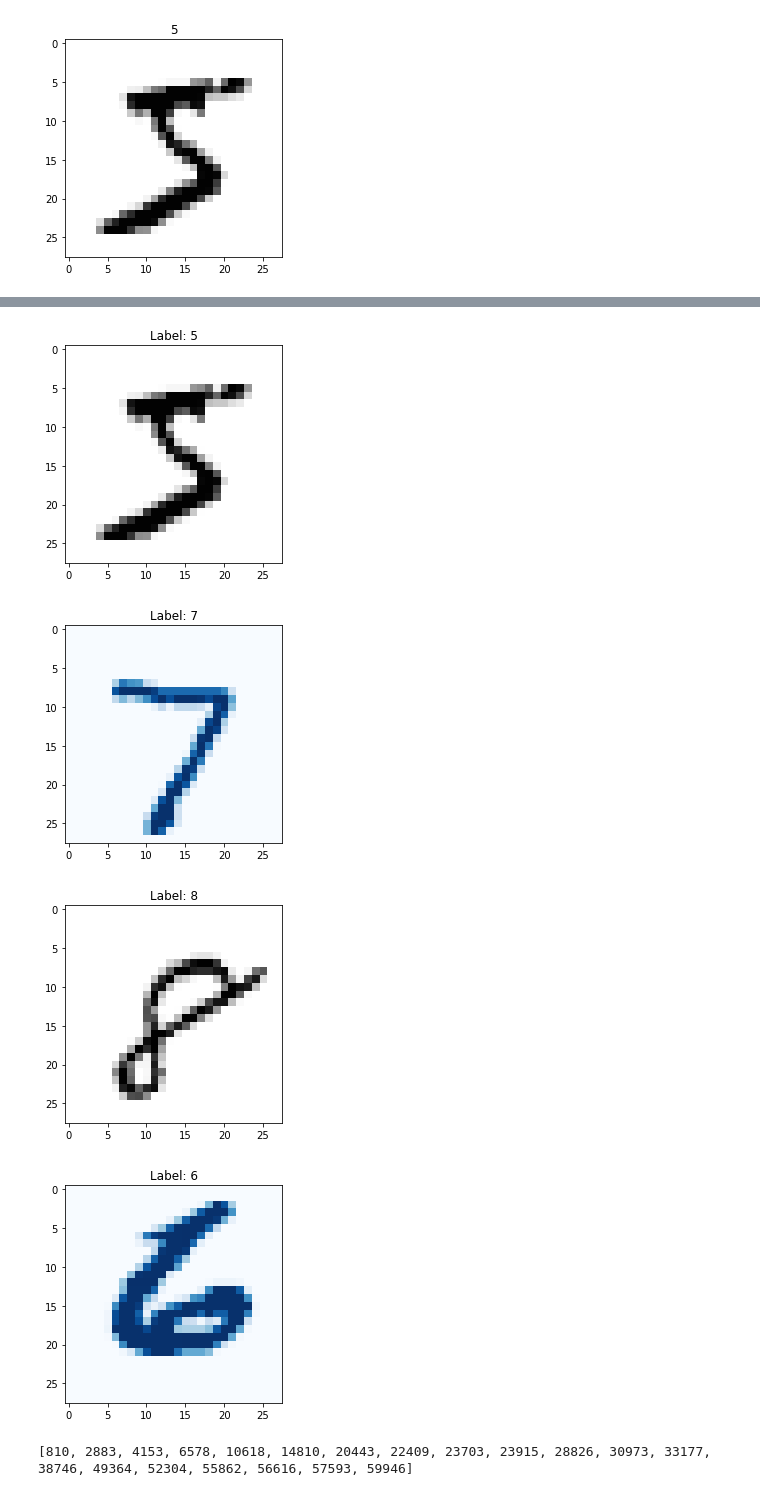
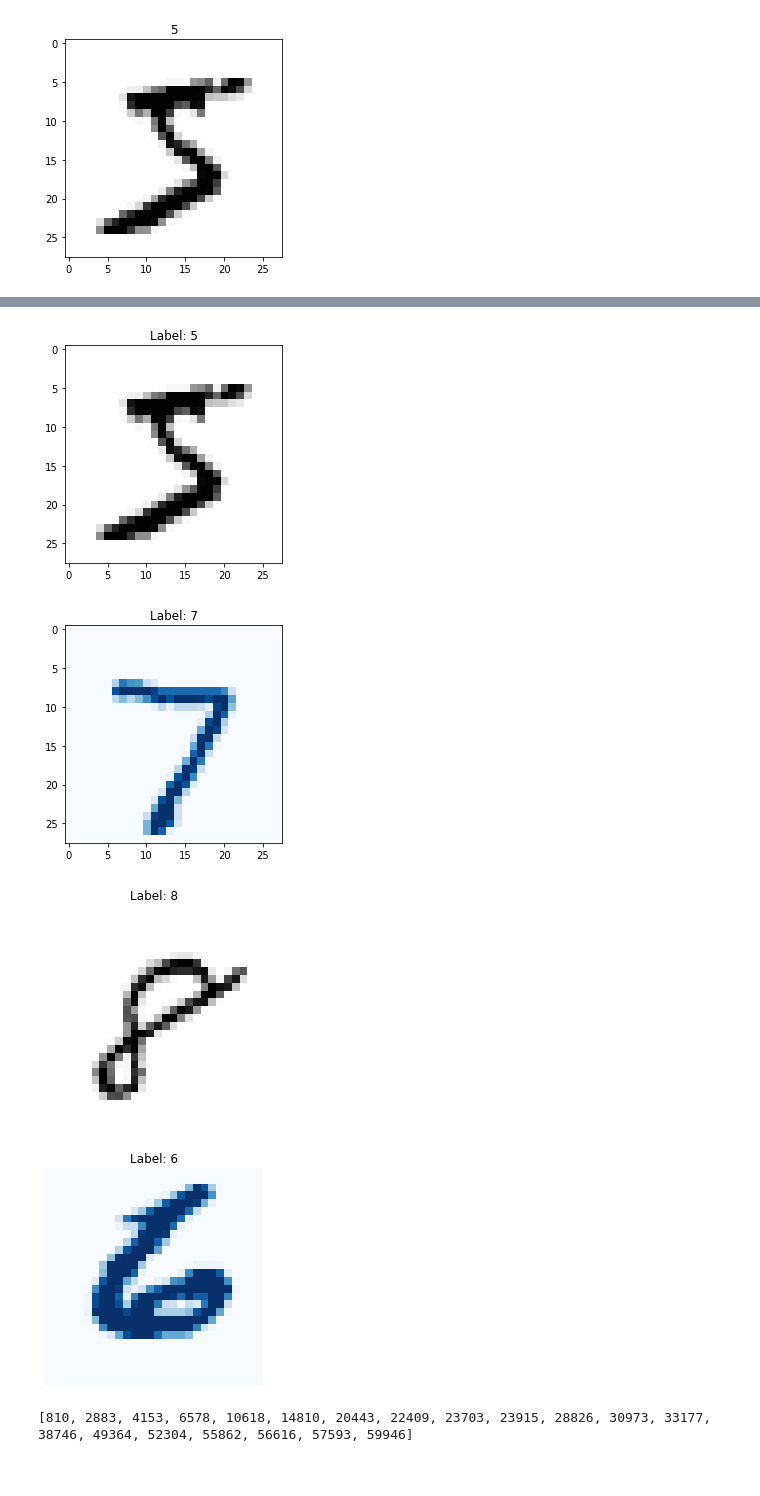
Before and after one commit to ai7dnn/2021-AI-for-everyone, a Jupyter notebook: code/21_5_mnist_basic.ipynb, the cells around one changed output, grey strips where cells are left out. Drawn from its saved outputs; the diff is of its cells as text; code cells hidden in the pictures.

```diff
--- a/code/21_5_mnist_basic.ipynb
+++ b/code/21_5_mnist_basic.ipynb
@@ -150,35 +151,37 @@ plt.imshow(x_test[n], cmap='Greys');
 ###############################################
 # MNIST 데이터(훈련, 테스트)의 내부 첫 내용을 그려보자.
 import matplotlib.pyplot as plt
 
 tmp = "Label: " + str(y_train[0])
 plt.title(tmp)
 plt.imshow(x_train[0], cmap="Greys")
 plt.show()
 
 tmp = "Label: " + str(y_test[0])
 plt.title(tmp)
 plt.imshow(x_test[0], cmap='Blues')
 plt.show()
 
 # MNIST 데이터(훈련, 테스트)의 내부 마지막 내용을 그려보자.
 idx = len(x_train) - 1
 tmp = "Label: " + str(y_train[idx])
 plt.title(tmp)
+plt.axis("off")
 plt.imshow(x_train[idx], cmap="Greys")
 plt.show()
 
 idx = len(x_test) - 1
 tmp = "Label: " + str(y_test[idx])
 plt.title(tmp)
+plt.axis("off")
 plt.imshow(x_test[idx], cmap='Blues')
 plt.show()
 ###############################################
 # %% [output]
 [figure]
 [figure]
-[figure, old version]
+[figure, new version]
-[figure, old version]
+[figure, new version]
 # %%
 import tensorflow as tf
 mnist = tf.keras.datasets.mnist
```
Also changed, not shown: parts of 3 cells of this notebook.
